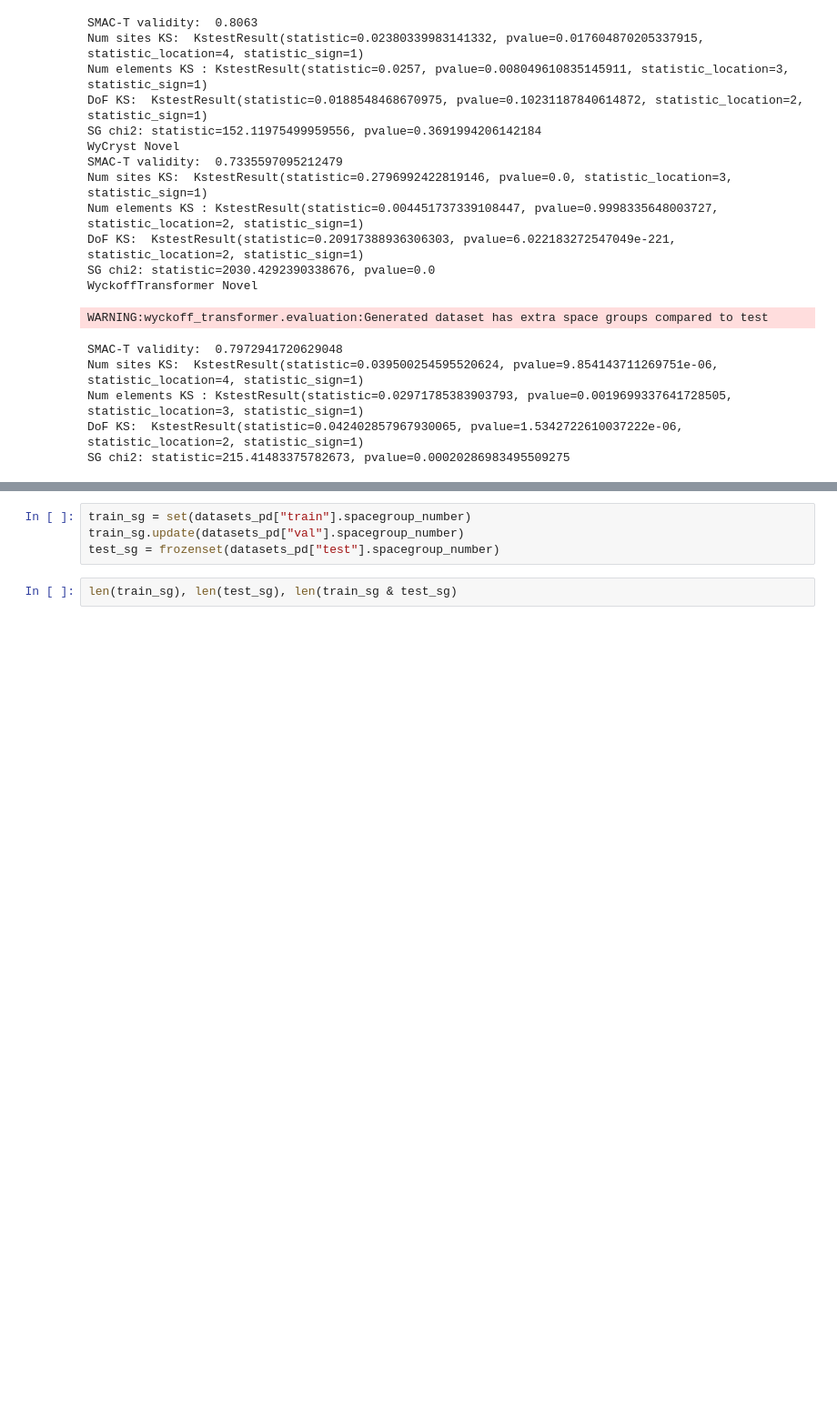
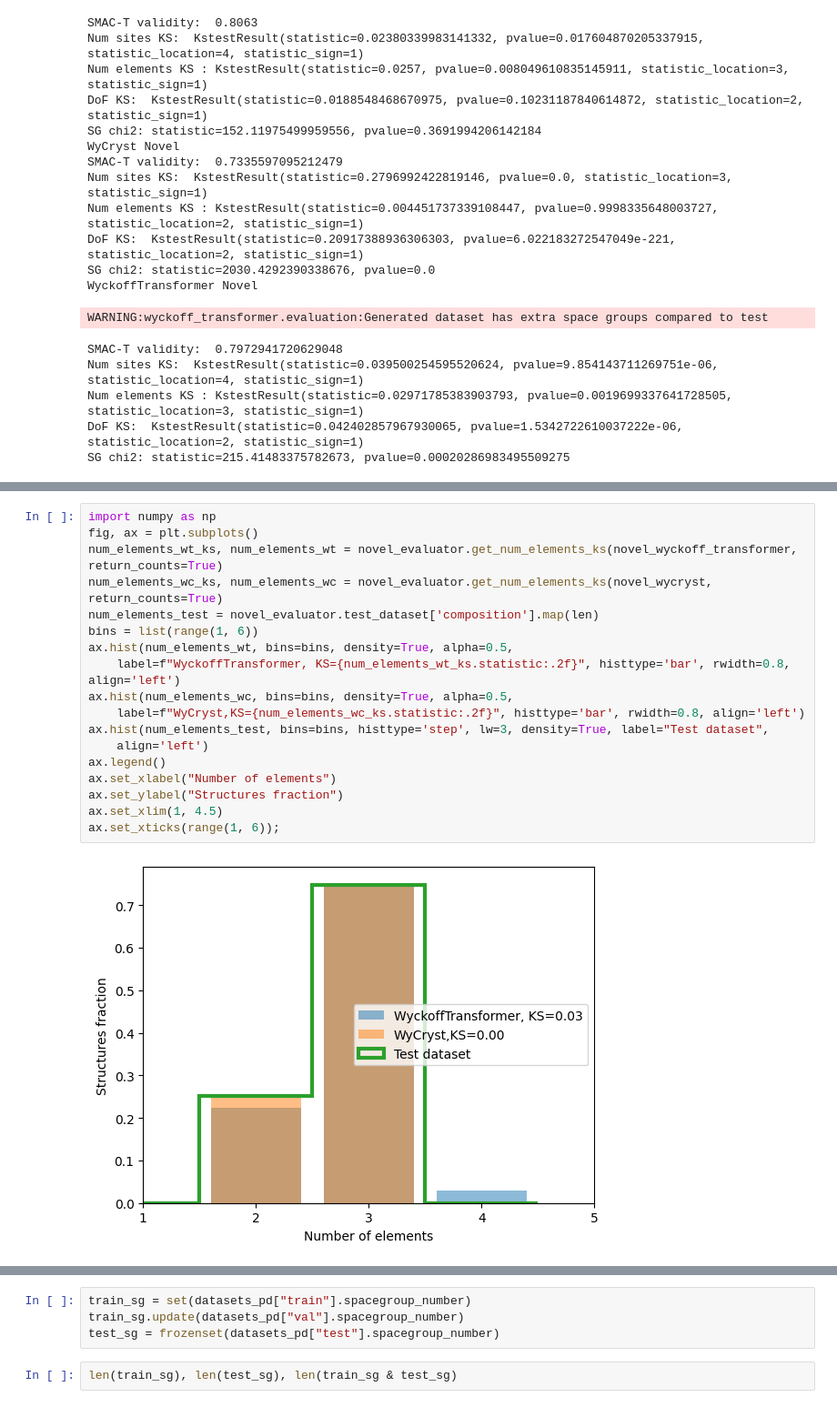
Before and after one commit to kedhip/WyckoffTransformer, a Jupyter notebook: WyCryst_vs_WyckoffTransformer.ipynb, the cells around one changed output, grey strips where cells are left out. Shown at 91% size. Cells and saved outputs as stored; diff of their text form; blank space fills up the shorter version.

```diff
--- a/WyCryst_vs_WyckoffTransformer.ipynb
+++ b/WyCryst_vs_WyckoffTransformer.ipynb
@@ -120,0 +139,20 @@ SG chi2: statistic=215.41483375782673, pvalue=0.00020286983495509275
+# %%
+import numpy as np
+fig, ax = plt.subplots()
+num_elements_wt_ks, num_elements_wt = novel_evaluator.get_num_elements_ks(novel_wyckoff_transformer, return_counts=True)
+num_elements_wc_ks, num_elements_wc = novel_evaluator.get_num_elements_ks(novel_wycryst, return_counts=True)
+num_elements_test = novel_evaluator.test_dataset['composition'].map(len)
+bins = list(range(1, 6))
+ax.hist(num_elements_wt, bins=bins, density=True, alpha=0.5,
+    label=f"WyckoffTransformer, KS={num_elements_wt_ks.statistic:.2f}", histtype='bar', rwidth=0.8, align='left')
+ax.hist(num_elements_wc, bins=bins, density=True, alpha=0.5,
+    label=f"WyCryst,KS={num_elements_wc_ks.statistic:.2f}", histtype='bar', rwidth=0.8, align='left')
+ax.hist(num_elements_test, bins=bins, histtype='step', lw=3, density=True, label="Test dataset",
+    align='left')
+ax.legend()
+ax.set_xlabel("Number of elements")
+ax.set_ylabel("Structures fraction")
+ax.set_xlim(1, 4.5)
+ax.set_xticks(range(1, 6));
+# %% [output]
+[figure, added]
```
Also changed, not shown: parts of 4 cells of this notebook, 7 other files.
